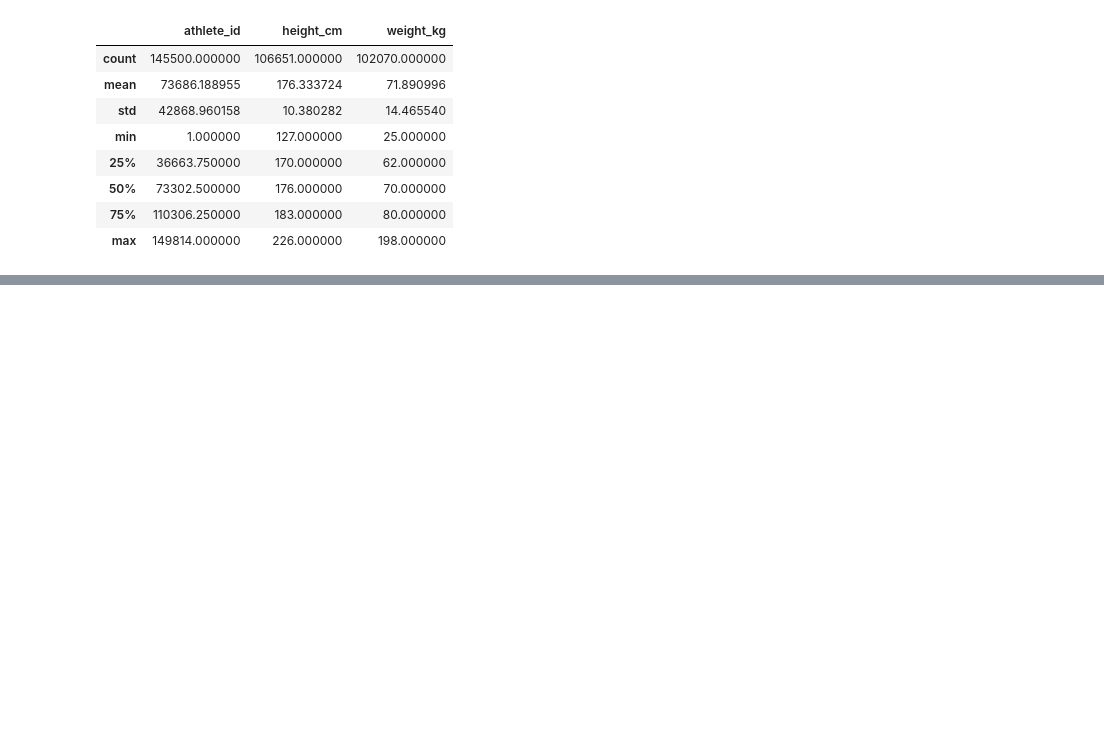
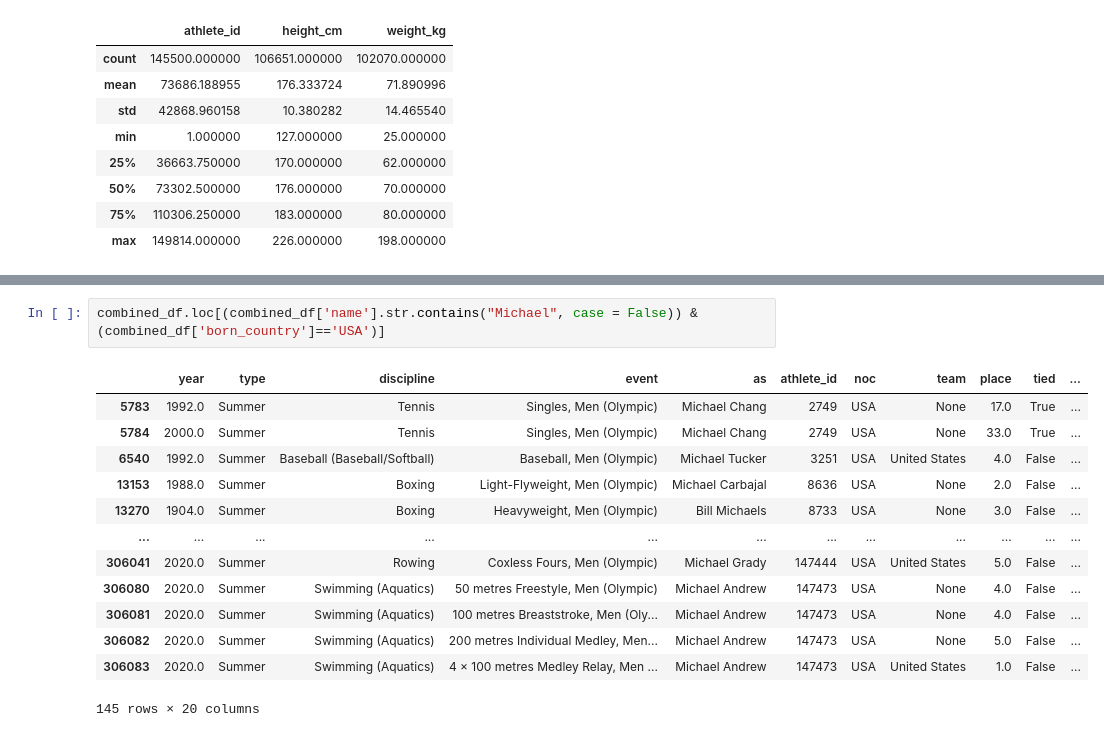
Before and after one commit to DPKamalnayan/DPKamalnayan.github.io, a Jupyter notebook: kagglePandasLibExercise.ipynb, the cells around one changed output, grey strips where cells are left out. Cells and saved outputs as stored; diff of their text form; blank space fills up the shorter version.

```diff
--- a/kagglePandasLibExercise.ipynb
+++ b/kagglePandasLibExercise.ipynb
@@ -323,0 +754,16 @@ memory usage: 11.1+ MB
+# %%
+combined_df.loc[(combined_df['name'].str.contains("Michael", case = False)) & (combined_df['born_country']=='USA')]
+# %% [output]
+|  | year | type | discipline | event | as | athlete_id | noc | team | place | tied | ... |
+| 5783 | 1992.0 | Summer | Tennis | Singles, Men (Olympic) | Michael Chang | 2749 | USA | None | 17.0 | True | ... |
+| 5784 | 2000.0 | Summer | Tennis | Singles, Men (Olympic) | Michael Chang | 2749 | USA | None | 33.0 | True | ... |
+| 6540 | 1992.0 | Summer | Baseball (Baseball/Softball) | Baseball, Men (Olympic) | Michael Tucker | 3251 | USA | United States | 4.0 | False | ... |
+| 13153 | 1988.0 | Summer | Boxing | Light-Flyweight, Men (Olympic) | Michael Carbajal | 8636 | USA | None | 2.0 | False | ... |
+| 13270 | 1904.0 | Summer | Boxing | Heavyweight, Men (Olympic) | Bill Michaels | 8733 | USA | None | 3.0 | False | ... |
+| ... | ... | ... | ... | ... | ... | ... | ... | ... | ... | ... | ... |
+| 306041 | 2020.0 | Summer | Rowing | Coxless Fours, Men (Olympic) | Michael Grady | 147444 | USA | United States | 5.0 | False | ... |
+| 306080 | 2020.0 | Summer | Swimming (Aquatics) | 50 metres Freestyle, Men (Olympic) | Michael Andrew | 147473 | USA | None | 4.0 | False | ... |
+| 306081 | 2020.0 | Summer | Swimming (Aquatics) | 100 metres Breaststroke, Men (Oly... | Michael Andrew | 147473 | USA | None | 4.0 | False | ... |
+| 306082 | 2020.0 | Summer | Swimming (Aquatics) | 200 metres Individual Medley, Men... | Michael Andrew | 147473 | USA | None | 5.0 | False | ... |
+| 306083 | 2020.0 | Summer | Swimming (Aquatics) | 4 × 100 metres Medley Relay, Men ... | Michael Andrew | 147473 | USA | United States | 1.0 | False | ... |
+145 rows × 20 columns
```
Also changed, not shown: parts of 58 cells of this notebook.
